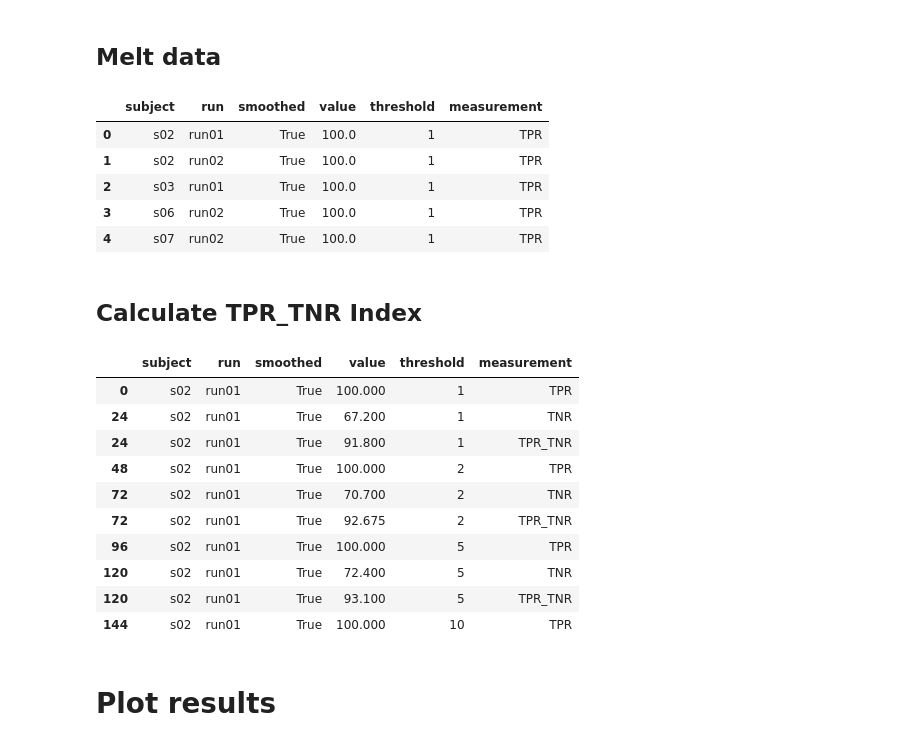
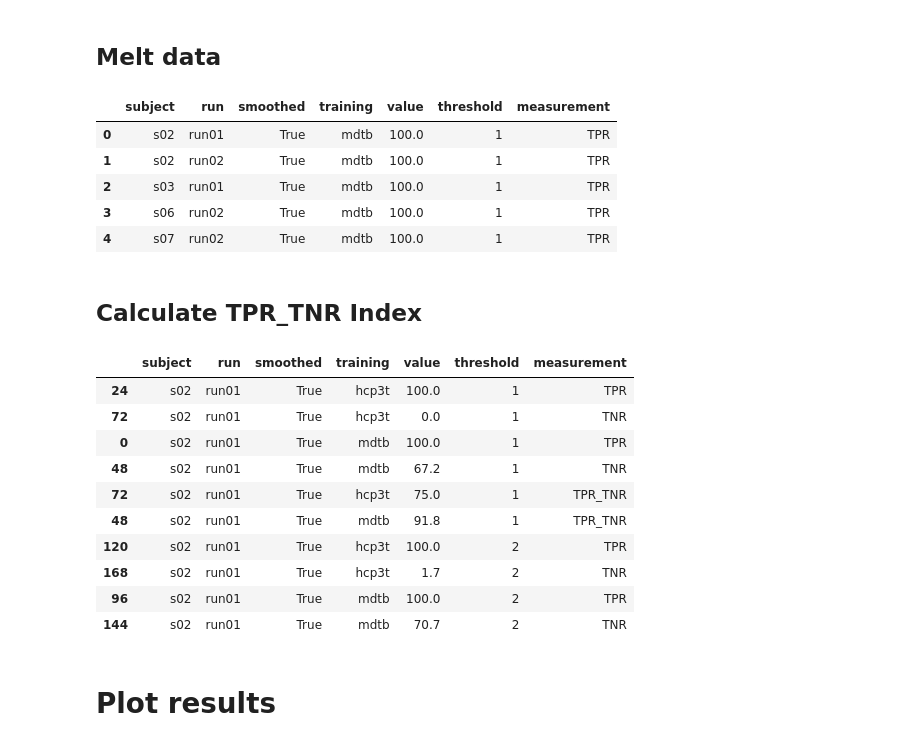
Before and after one commit to DiedrichsenLab/Functional_Fusion, a Jupyter notebook: notebooks/fix_evaluation.ipynb, the cells around one changed output. Drawn from its saved outputs; the diff is of its cells as text; code cells hidden in the pictures.

```diff
--- a/notebooks/fix_evaluation.ipynb
+++ b/notebooks/fix_evaluation.ipynb
@@ -56,7 +62,7 @@ D.head()
 ## Melt data
 # %%
 # Melt dataframe
-d = pd.melt(D, var_name='variable', value_name='value', id_vars=['subject', 'run', 'smoothed'])
+d = pd.melt(D, var_name='variable', value_name='value', id_vars=['subject', 'run', 'smoothed', 'training'])
 # Extract the threshold column
 d['threshold'] = d['variable'].str.extract('(\d+)').astype(int)
 # Extract the measurement type column
@@ -65,39 +71,39 @@ d['measurement'] = d['variable'].str.split('_').str[0]
 d = d.drop(columns='variable')
 d.head()
 # %% [output]
-|  | subject | run | smoothed | value | threshold | measurement |
-| 0 | s02 | run01 | True | 100.0 | 1 | TPR |
-| 1 | s02 | run02 | True | 100.0 | 1 | TPR |
-| 2 | s03 | run01 | True | 100.0 | 1 | TPR |
-| 3 | s06 | run02 | True | 100.0 | 1 | TPR |
-| 4 | s07 | run02 | True | 100.0 | 1 | TPR |
+|  | subject | run | smoothed | training | value | threshold | measurement |
+| 0 | s02 | run01 | True | mdtb | 100.0 | 1 | TPR |
+| 1 | s02 | run02 | True | mdtb | 100.0 | 1 | TPR |
+| 2 | s03 | run01 | True | mdtb | 100.0 | 1 | TPR |
+| 3 | s06 | run02 | True | mdtb | 100.0 | 1 | TPR |
+| 4 | s07 | run02 | True | mdtb | 100.0 | 1 | TPR |
 # %% [markdown]
 ## Calculate TPR_TNR Index
 # %%
 # Calculate TPR_TNR index
-d = d.sort_values(by=['subject', 'smoothed', 'run', 'threshold'])
+d = d.sort_values(by=['training', 'subject', 'smoothed', 'run', 'threshold'])
 tpr = d.query('measurement == "TPR"')['value'].values
 tnr = d.query('measurement == "TNR"')['value'].values
 tpr_tnr = d.query('measurement == "TNR"').copy()
 tpr_tnr['value'] = (3*tpr+tnr)/4
 tpr_tnr['measurement'] = 'TPR_TNR'
 
 # add to dataframe
 d = pd.concat([d, tpr_tnr], axis=0)
 d = d.sort_values(by=['subject', 'smoothed', 'run', 'threshold'])
 
 d.head(10)
 # %% [output]
-|  | subject | run | smoothed | value | threshold | measurement |
-| 0 | s02 | run01 | True | 100.000 | 1 | TPR |
-| 24 | s02 | run01 | True | 67.200 | 1 | TNR |
-| 24 | s02 | run01 | True | 91.800 | 1 | TPR_TNR |
-| 48 | s02 | run01 | True | 100.000 | 2 | TPR |
-| 72 | s02 | run01 | True | 70.700 | 2 | TNR |
-| 72 | s02 | run01 | True | 92.675 | 2 | TPR_TNR |
-| 96 | s02 | run01 | True | 100.000 | 5 | TPR |
-| 120 | s02 | run01 | True | 72.400 | 5 | TNR |
-| 120 | s02 | run01 | True | 93.100 | 5 | TPR_TNR |
-| 144 | s02 | run01 | True | 100.000 | 10 | TPR |
+|  | subject | run | smoothed | training | value | threshold | measurement |
+| 24 | s02 | run01 | True | hcp3t | 100.0 | 1 | TPR |
+| 72 | s02 | run01 | True | hcp3t | 0.0 | 1 | TNR |
+| 0 | s02 | run01 | True | mdtb | 100.0 | 1 | TPR |
+| 48 | s02 | run01 | True | mdtb | 67.2 | 1 | TNR |
+| 72 | s02 | run01 | True | hcp3t | 75.0 | 1 | TPR_TNR |
+| 48 | s02 | run01 | True | mdtb | 91.8 | 1 | TPR_TNR |
+| 120 | s02 | run01 | True | hcp3t | 100.0 | 2 | TPR |
+| 168 | s02 | run01 | True | hcp3t | 1.7 | 2 | TNR |
+| 96 | s02 | run01 | True | mdtb | 100.0 | 2 | TPR |
+| 144 | s02 | run01 | True | mdtb | 70.7 | 2 | TNR |
 # %% [markdown]
 # Plot results
```
Also changed, not shown: parts of 6 cells of this notebook.
